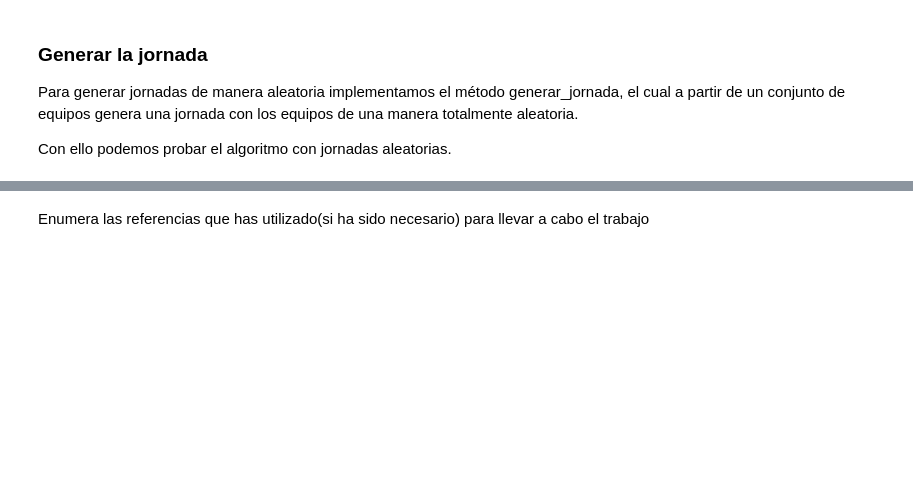
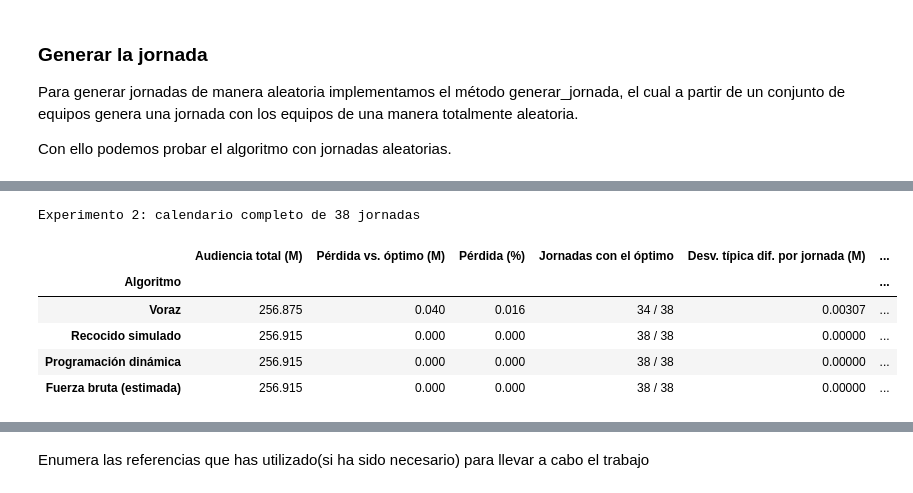
Before and after one commit to AgSanches/AlgoritmosOptimizaci-nTrabajo, a Jupyter notebook: Seminario_Algoritmos.ipynb, the cells around one changed output, grey strips where cells are left out. Cells and saved outputs as stored; diff of their text form; code cells hidden in the pictures; blank space fills up the shorter version.

```diff
--- a/Seminario_Algoritmos.ipynb
+++ b/Seminario_Algoritmos.ipynb
@@ -550,6 +844,7 @@ def generar_calendario_robin(equipos_calendario):
   return calendario
 
 # Generamos el calendario
+random.seed(42)
 calendario_partido = generar_calendario_robin(equipos)
 suma_audiencia_total = 0
 
@@ -557,12 +852,13 @@ for idx_jornada, jornada in enumerate(calendario_partido):
   solucion, audiencia_jornada = greedy_liga(jornada, audiencias_base, ponderaciones)
   suma_audiencia_total += audiencia_jornada
 
-  print(f"\n{'=' * 20} Jornada {idx_jornada + 1} {'=' * 20}")
-  for i, horario in enumerate(solucion):
-    print(f"{jornada[i]['partido']:<35} → {horario}")
-
-  print("-" * 60)
-  print(f"Audiencia de la jornada: {audiencia_jornada:.2f} millones de espectadores.\n\n")
+  # Se muestra en detalle solo la primera jornada para no alargar la salida
+  if idx_jornada == 0:
+    print(f"{'=' * 20} Jornada {idx_jornada + 1} {'=' * 20}")
+    for i, horario in enumerate(solucion):
+      print(f"{jornada[i]['partido']:<35} → {horario}")
+    print("-" * 60)
+    print(f"Audiencia de la jornada: {audiencia_jornada:.2f} millones de espectadores.")
 
 print("\n" + "=" * 60)
 print(f"Audiencia total del calendario: {suma_audiencia_total:.2f} millones de espectadores")
@@ -587,0 +934,62 @@ Audiencia total del calendario: 256.96 millones de espectadores
+# %%
+# --- Experimento 2: calendario completo (38 jornadas Round Robin) con todos los algoritmos ---
+import time
+import pandas as pd
+
+random.seed(2024)
+calendario_estudio = generar_calendario_robin(equipos)
+algoritmos = ["Voraz", "Recocido simulado", "Programación dinámica"]
+audiencia = {a: [] for a in algoritmos}
+tiempo = {a: 0.0 for a in algoritmos}
+
+for k, jornada in enumerate(calendario_estudio):
+    t0 = time.perf_counter()
+    audiencia["Voraz"].append(greedy_liga(jornada, audiencias_base, ponderaciones)[1])
+    tiempo["Voraz"] += time.perf_counter() - t0
+
+    t0 = time.perf_counter()
+    audiencia["Recocido simulado"].append(
+        recocido_simulado_liga(jornada, horarios, audiencias_base, ponderaciones, penalizaciones, semilla=k)[1])
+    tiempo["Recocido simulado"] += time.perf_counter() - t0
+
+    # La programación dinámica se ejecuta sin caché para medir su tiempo real
+    t0 = time.perf_counter()
+    audiencia["Programación dinámica"].append(
+        dp_liga(jornada, horarios, audiencias_base, ponderaciones, penalizaciones)[1])
+    tiempo["Programación dinámica"] += time.perf_counter() - t0
+
+optimos = audiencia["Programación dinámica"]
+total_optimo = sum(optimos)
+filas = []
+for a in algoritmos:
+    difs = [o - v for o, v in zip(optimos, audiencia[a])]
+    filas.append({
+        "Algoritmo": a,
+        "Audiencia total (M)": f"{sum(audiencia[a]):.3f}",
+        "Pérdida vs. óptimo (M)": f"{total_optimo - sum(audiencia[a]):.3f}",
+        "Pérdida (%)": f"{100 * (total_optimo - sum(audiencia[a])) / total_optimo:.3f}",
+        "Jornadas con el óptimo": f"{sum(d < 1e-9 for d in difs)} / {len(difs)}",
+        "Desv. típica dif. por jornada (M)": f"{statistics.pstdev(difs):.5f}",
+        "Tiempo total": f"{tiempo[a] * 1e3:.1f} ms",
+    })
+# La fuerza bruta no se ejecuta: su tiempo se extrapola a partir de la estimación por jornada
+filas.append({
+    "Algoritmo": "Fuerza bruta (estimada)",
+    "Audiencia total (M)": f"{total_optimo:.3f}",
+    "Pérdida vs. óptimo (M)": "0.000",
+    "Pérdida (%)": "0.000",
+    "Jornadas con el óptimo": f"{len(optimos)} / {len(optimos)}",
+    "Desv. típica dif. por jornada (M)": "0.00000",
+    "Tiempo total": f"≈ {horas * len(calendario_estudio) / 24:.1f} días",
+})
+
+print(f"\nExperimento 2: calendario completo de {len(calendario_estudio)} jornadas")
+display(pd.DataFrame(filas).set_index("Algoritmo"))
+# %% [output]
+Experimento 2: calendario completo de 38 jornadas
+|  | Audiencia total (M) | Pérdida vs. óptimo (M) | Pérdida (%) | Jornadas con el óptimo | Desv. típica dif. por jornada (M) | ... |
+| Algoritmo |  |  |  |  |  | ... |
+| Voraz | 256.875 | 0.040 | 0.016 | 34 / 38 | 0.00307 | ... |
+| Recocido simulado | 256.915 | 0.000 | 0.000 | 38 / 38 | 0.00000 | ... |
+| Programación dinámica | 256.915 | 0.000 | 0.000 | 38 / 38 | 0.00000 | ... |
+| Fuerza bruta (estimada) | 256.915 | 0.000 | 0.000 | 38 / 38 | 0.00000 | ... |
```
Also changed, not shown: parts of 40 cells of this notebook, 1 other file.
